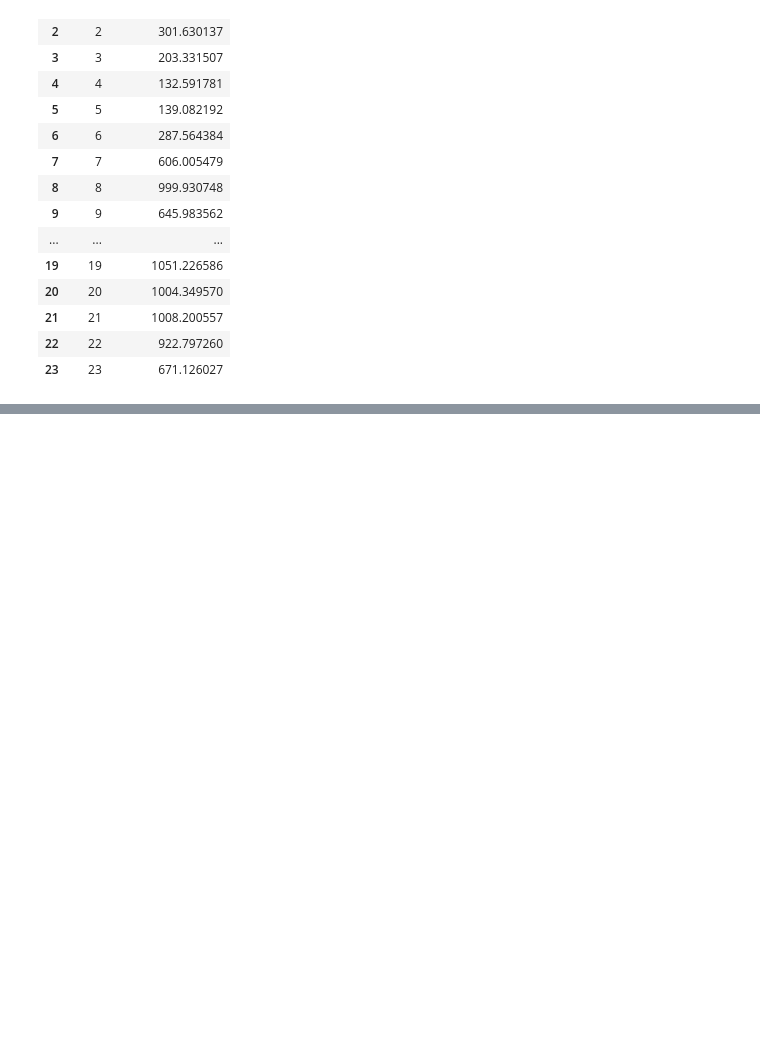
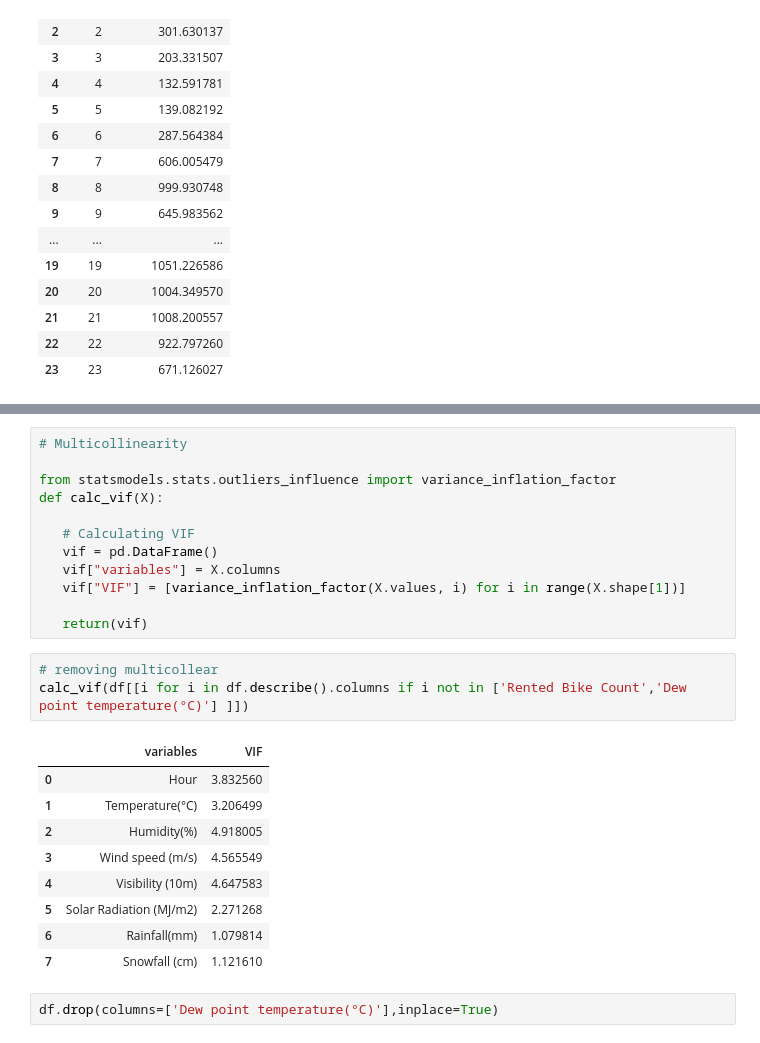
Before and after one commit to aloksingh43/Bike_sharing_demand_prediction, a Jupyter notebook: Bike_sharing_demand_prediction.ipynb, the cells around one changed output, grey strips where cells are left out. Cells and saved outputs as stored; diff of their text form; blank space fills up the shorter version.

```diff
--- a/Bike_sharing_demand_prediction.ipynb
+++ b/Bike_sharing_demand_prediction.ipynb
@@ -410,0 +418,27 @@ sns.boxplot(data=df, x="day", y="Rented Bike Count");
+# %%
+# Multicollinearity
+
+from statsmodels.stats.outliers_influence import variance_inflation_factor
+def calc_vif(X):
+
+   # Calculating VIF
+   vif = pd.DataFrame()
+   vif["variables"] = X.columns
+   vif["VIF"] = [variance_inflation_factor(X.values, i) for i in range(X.shape[1])]
+
+   return(vif)
+# %%
+# removing multicollear
+calc_vif(df[[i for i in df.describe().columns if i not in ['Rented Bike Count','Dew point temperature(°C)'] ]])
+# %% [output]
+|  | variables | VIF |
+| 0 | Hour | 3.832560 |
+| 1 | Temperature(°C) | 3.206499 |
+| 2 | Humidity(%) | 4.918005 |
+| 3 | Wind speed (m/s) | 4.565549 |
+| 4 | Visibility (10m) | 4.647583 |
+| 5 | Solar Radiation (MJ/m2) | 2.271268 |
+| 6 | Rainfall(mm) | 1.079814 |
+| 7 | Snowfall (cm) | 1.121610 |
+# %%
+df.drop(columns=['Dew point temperature(°C)'],inplace=True)
```
Also changed, not shown: parts of 16 cells of this notebook.
